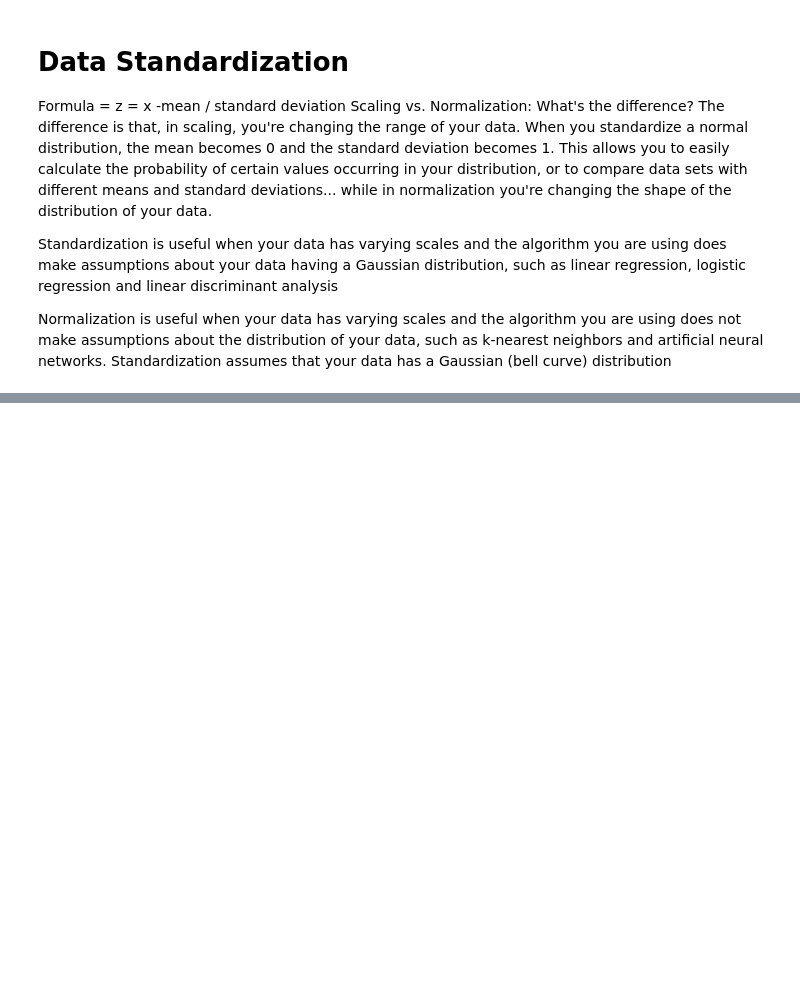
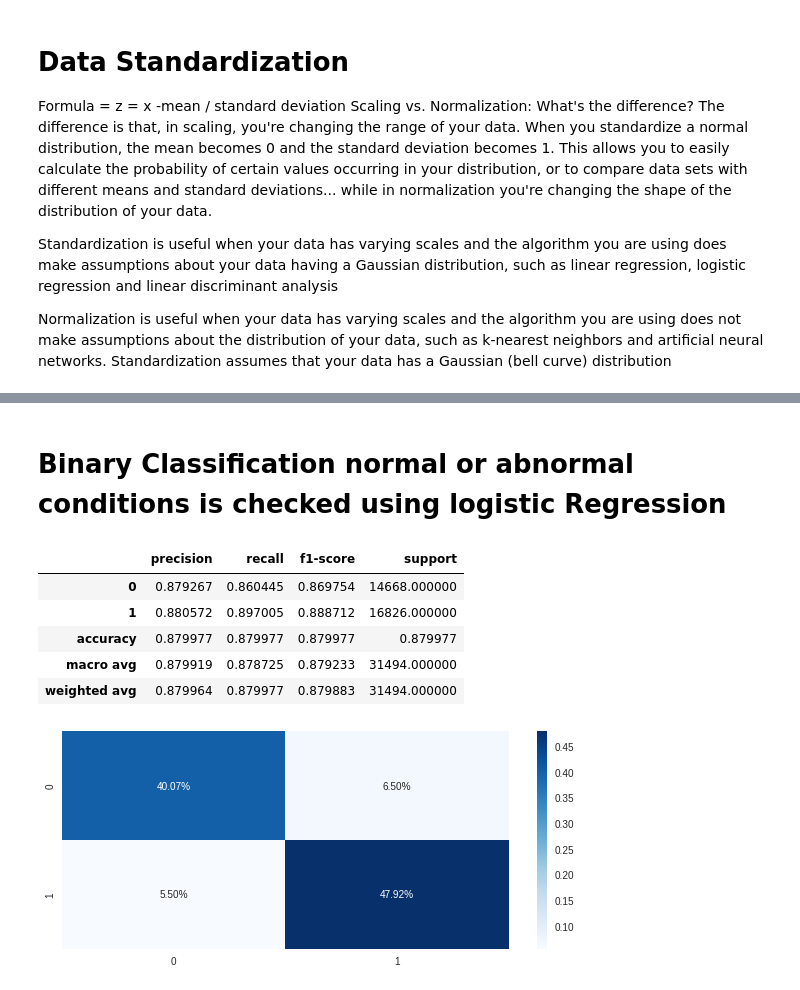
Before and after one commit to bhupinbaral25/DDOS-detection-NSLKDD-, a Jupyter notebook: visulization notebook.ipynb, the cells around one changed output, grey strips where cells are left out. Saved outputs shown, nothing was run; the diff lists cells and outputs as text; code cells hidden in the pictures; blank space fills up the shorter version.

```diff
--- a/visulization notebook.ipynb
+++ b/visulization notebook.ipynb
@@ -627,0 +911,14 @@ show_result(X_train_bin, y_train_bin, svm)
+# %%
+model = LogisticRegression(multi_class='multinomial', solver='lbfgs')
+# %% [markdown]
+# Binary Classification normal or abnormal conditions is checked using logistic Regression
+# %%
+show_result(X_train_bin, y_train_bin, model)
+# %% [output]
+|  | precision | recall | f1-score | support |
+| 0 | 0.879267 | 0.860445 | 0.869754 | 14668.000000 |
+| 1 | 0.880572 | 0.897005 | 0.888712 | 16826.000000 |
+| accuracy | 0.879977 | 0.879977 | 0.879977 | 0.879977 |
+| macro avg | 0.879919 | 0.878725 | 0.879233 | 31494.000000 |
+| weighted avg | 0.879964 | 0.879977 | 0.879883 | 31494.000000 |
+[figure, added]
```
Also changed, not shown: parts of 46 cells of this notebook.
